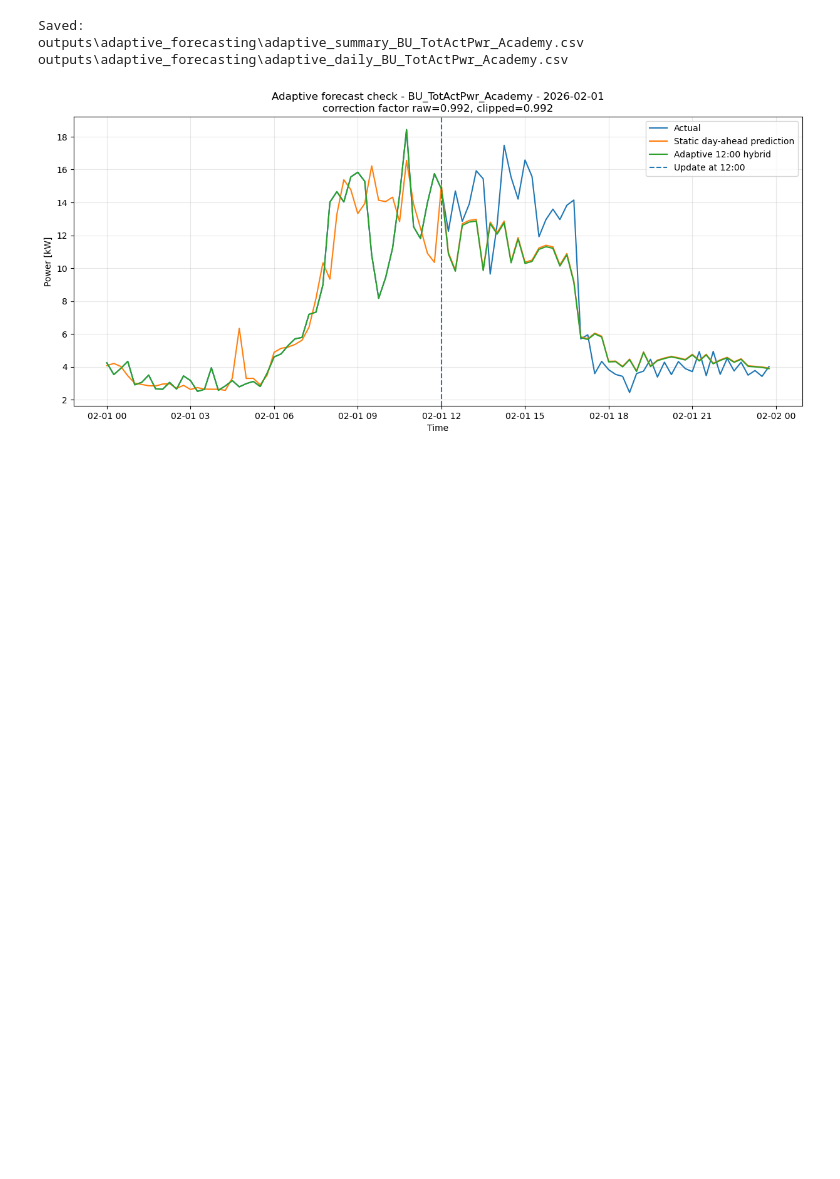
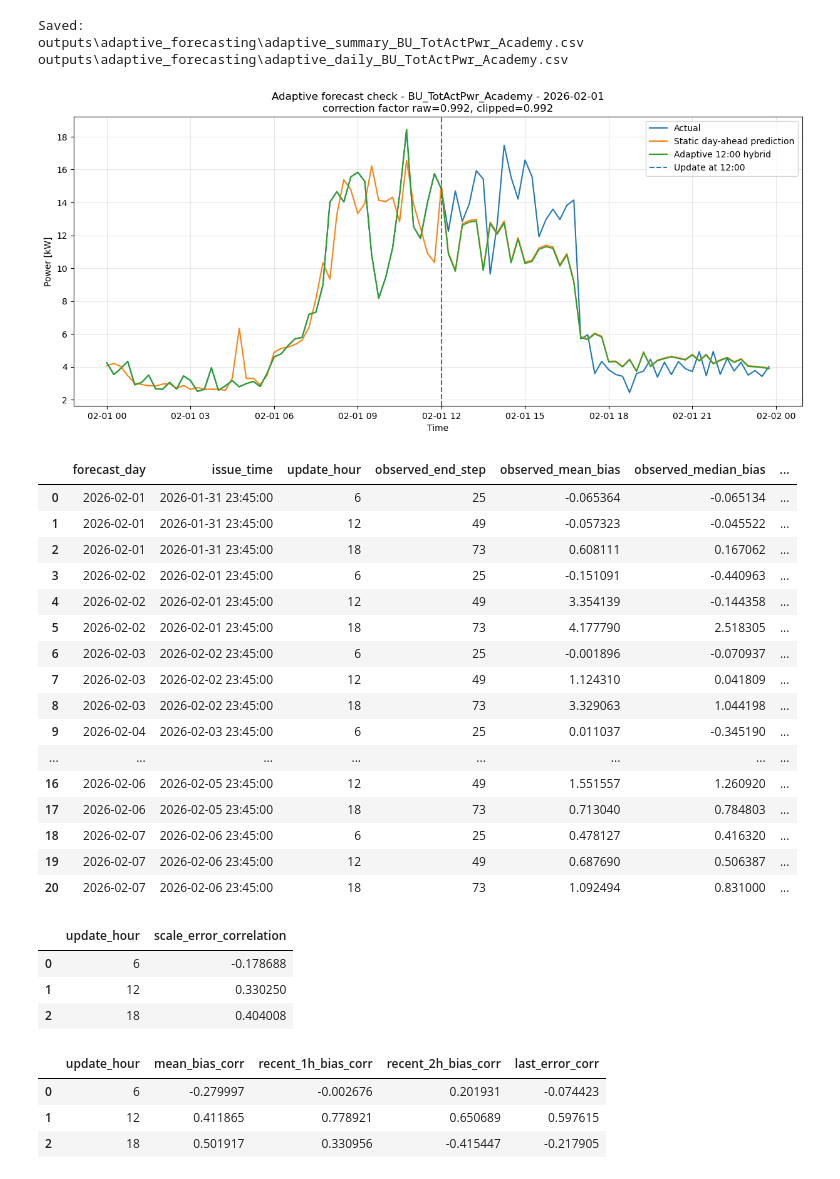
Before and after one commit to MilanMavani/Thesis_EMS_LF, a Jupyter notebook: JupyterNotebooks/Adaptive.ipynb, the cells around one changed output. Saved outputs shown, nothing was run; the diff lists cells and outputs as text; code cells hidden in the pictures; blank space fills up the shorter version.

```diff
--- a/JupyterNotebooks/Adaptive.ipynb
+++ b/JupyterNotebooks/Adaptive.ipynb
@@ -550,0 +647,65 @@ plot_adaptive_day(
+# %%
+adaptive_diag = diagnose_adaptive_signal(
+    df_eval=df_eval,
+    true_cols=true_cols,
+    pred_cols=pred_cols,
+    update_hours=UPDATE_HOURS,
+    freq_minutes=FREQ_MINUTES,
+)
+
+adaptive_diag
+# %% [output]
+|  | forecast_day | issue_time | update_hour | observed_end_step | observed_mean_bias | observed_median_bias | ... |
+| 0 | 2026-02-01 | 2026-01-31 23:45:00 | 6 | 25 | -0.065364 | -0.065134 | ... |
+| 1 | 2026-02-01 | 2026-01-31 23:45:00 | 12 | 49 | -0.057323 | -0.045522 | ... |
+| 2 | 2026-02-01 | 2026-01-31 23:45:00 | 18 | 73 | 0.608111 | 0.167062 | ... |
+| 3 | 2026-02-02 | 2026-02-01 23:45:00 | 6 | 25 | -0.151091 | -0.440963 | ... |
+| 4 | 2026-02-02 | 2026-02-01 23:45:00 | 12 | 49 | 3.354139 | -0.144358 | ... |
+| 5 | 2026-02-02 | 2026-02-01 23:45:00 | 18 | 73 | 4.177790 | 2.518305 | ... |
+| 6 | 2026-02-03 | 2026-02-02 23:45:00 | 6 | 25 | -0.001896 | -0.070937 | ... |
+| 7 | 2026-02-03 | 2026-02-02 23:45:00 | 12 | 49 | 1.124310 | 0.041809 | ... |
+| 8 | 2026-02-03 | 2026-02-02 23:45:00 | 18 | 73 | 3.329063 | 1.044198 | ... |
+| 9 | 2026-02-04 | 2026-02-03 23:45:00 | 6 | 25 | 0.011037 | -0.345190 | ... |
+| ... | ... | ... | ... | ... | ... | ... | ... |
+| 16 | 2026-02-06 | 2026-02-05 23:45:00 | 12 | 49 | 1.551557 | 1.260920 | ... |
+| 17 | 2026-02-06 | 2026-02-05 23:45:00 | 18 | 73 | 0.713040 | 0.784803 | ... |
+| 18 | 2026-02-07 | 2026-02-06 23:45:00 | 6 | 25 | 0.478127 | 0.416320 | ... |
+| 19 | 2026-02-07 | 2026-02-06 23:45:00 | 12 | 49 | 0.687690 | 0.506387 | ... |
+| 20 | 2026-02-07 | 2026-02-06 23:45:00 | 18 | 73 | 1.092494 | 0.831000 | ... |
+# %%
+scale_corr = (
+    adaptive_diag
+    .groupby("update_hour")
+    .apply(
+        lambda g: g["observed_scale_error"].corr(g["future_scale_error"])
+    )
+    .reset_index(name="scale_error_correlation")
+)
+
+scale_corr
+# %% [output]
+|  | update_hour | scale_error_correlation |
+| 0 | 6 | -0.178688 |
+| 1 | 12 | 0.330250 |
+| 2 | 18 | 0.404008 |
+# %%
+bias_corr = (
+    adaptive_diag
+    .groupby("update_hour")
+    .apply(
+        lambda g: pd.Series({
+            "mean_bias_corr": g["observed_mean_bias"].corr(g["future_mean_bias"]),
+            "recent_1h_bias_corr": g["observed_recent_1h_bias"].corr(g["future_mean_bias"]),
+            "recent_2h_bias_corr": g["observed_recent_2h_bias"].corr(g["future_mean_bias"]),
+            "last_error_corr": g["observed_last_error"].corr(g["future_mean_bias"]),
+        })
+    )
+    .reset_index()
+)
+
+bias_corr
+# %% [output]
+|  | update_hour | mean_bias_corr | recent_1h_bias_corr | recent_2h_bias_corr | last_error_corr |
+| 0 | 6 | -0.279997 | -0.002676 | 0.201931 | -0.074423 |
+| 1 | 12 | 0.411865 | 0.778921 | 0.650689 | 0.597615 |
+| 2 | 18 | 0.501917 | 0.330956 | -0.415447 | -0.217905 |
```
Also changed, not shown: parts of 15 cells of this notebook, 35 other files.
